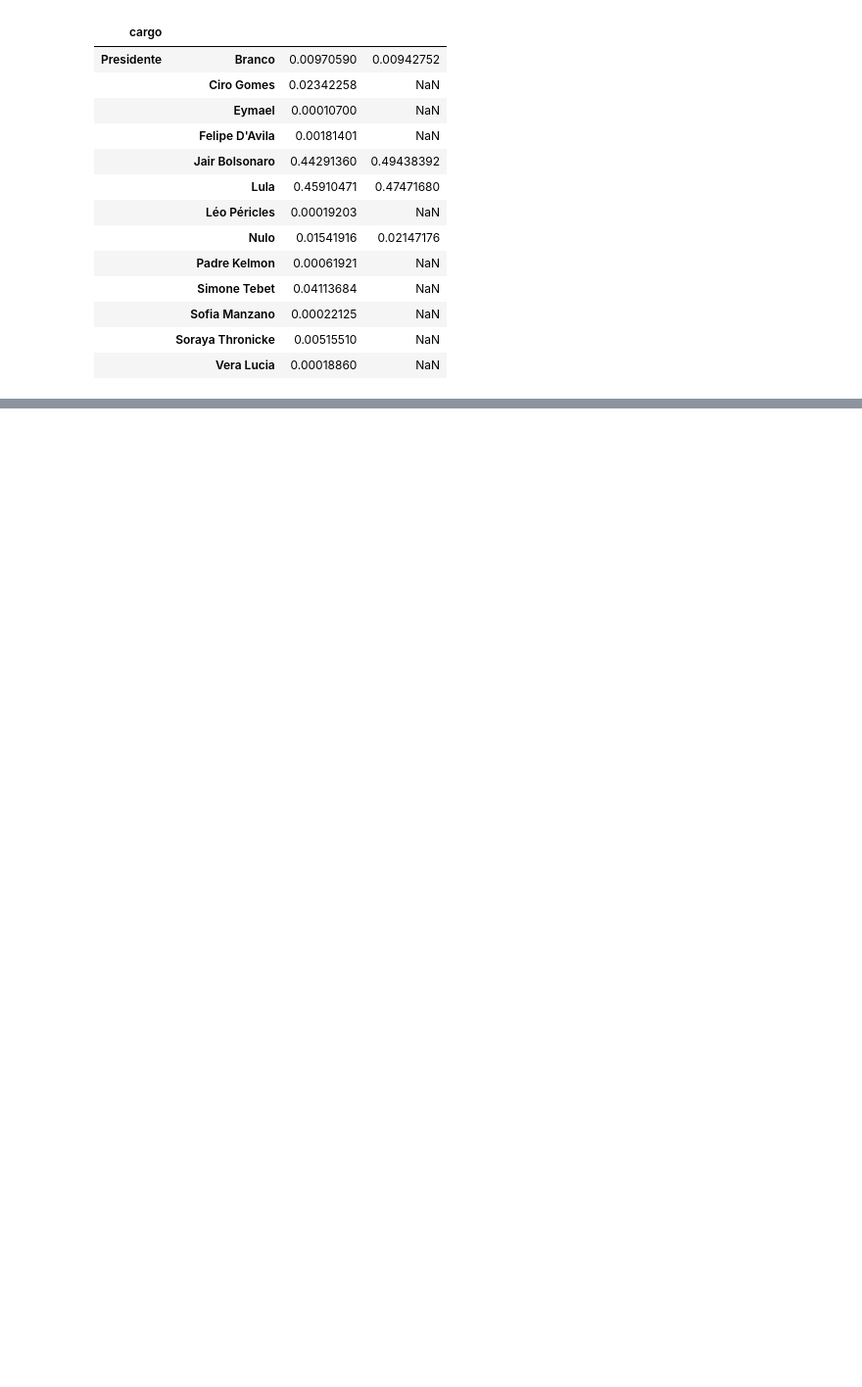
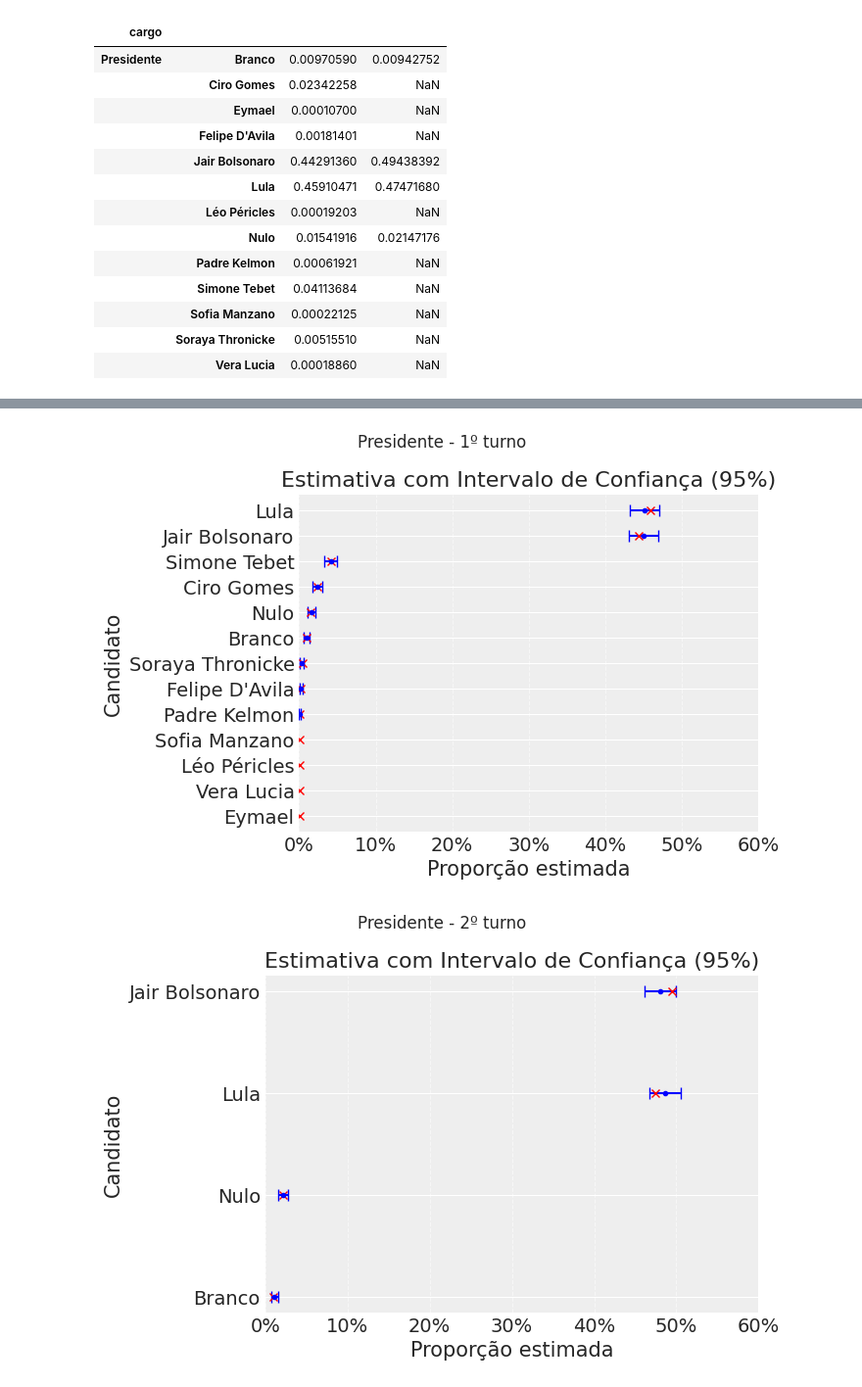
Before and after one commit to alinespereira/Pesquisa-Eleitoral---SME0807-2025S1-, a Jupyter notebook: proporcoes.ipynb, the cells around one changed output, grey strips where cells are left out. Shown: that part at 98% size. Drawn from its saved outputs; the diff is of its cells as text; code cells hidden in the pictures; blank space fills up the shorter version.

```diff
--- a/proporcoes.ipynb
+++ b/proporcoes.ipynb
@@ -243,7 +249,7 @@ peso_estrato = (
     .droplevel(0)
 )
 # %%
-(
+aas_regiao = (
     proporcao_estrato
     .join(peso_estrato)
     .assign(
@@ -265,6 +271,7 @@ peso_estrato = (
         upr_ci=lambda df_: df_["p"] + z * df_["ep_p"],
     )
 )
+aas_regiao
 # %% [output]
 |  |  | var_p | p | ep_p | low_ci | upr_ci |
 | nome | turno |  |  |  |  |  |
@@ -315,5 +321,5 @@ peso_estrato = (
 # %%
-(
+pop_regiao = (
     populacao
     .query("cargo == 'Presidente'")
     .groupby(["cargo", "turno"])
@@ -322,6 +328,7 @@ peso_estrato = (
     .to_frame("P")
     .unstack("turno")
 )
+pop_regiao
 # %% [output]
 |  |  | P |  |
 |  | turno | 1 | 2 |
@@ -341,0 +400,52 @@ peso_estrato = (
+# %%
+for turno in aas_regiao.index.get_level_values(-1).unique():
+    cargo = "Presidente"
+    fig, ax = plt.subplots()
+
+    df_plot_amostra = aas_regiao.reset_index().loc[lambda df: df["turno"] == turno, :]
+    df_plot_pop = (
+        pop_regiao
+        .stack("turno")
+        .reset_index()
+        .loc[lambda df: df["turno"] == turno, :]
+        .sort_values("P")
+    )
+
+    df_plot_amostra["erro_inf"] = df_plot_amostra["p"] - df_plot_amostra["low_ci"]
+    df_plot_amostra["erro_sup"] = df_plot_amostra["upr_ci"] - df_plot_amostra["p"]
+
+    # Ordenar por proporção (opcional)
+    ax.errorbar(
+        x=df_plot_pop["P"],
+        y=df_plot_pop["level_1"],
+        color="red",
+        fmt="x",
+        markersize=6,
+    )
+
+    ax.errorbar(
+        x=df_plot_amostra["p"],
+        y=df_plot_amostra["nome"],  # eixo y = nomes
+        xerr=[df_plot_amostra["erro_inf"], df_plot_amostra["erro_sup"]],
+        fmt='o',
+        color='blue',
+        ecolor='blue',
+        capsize=4,
+        markersize=3,
+        linestyle='none'
+    )
+
+    fig.suptitle(f"{cargo} - {turno}º turno")
+    ax.set_xlabel("Proporção estimada")
+    ax.set_ylabel("Candidato")
+    ax.set_title("Estimativa com Intervalo de Confiança (95%)")
+
+    ax.set_xlim(0, .6)
+    ax.grid(axis='x', linestyle='--', alpha=0.5)
+    ax.xaxis.set_major_formatter(ticker.PercentFormatter(xmax=1, decimals=0))
+
+    fig.tight_layout()
+    fig.savefig(IMG / f"{cargo}_{turno}.png")
+# %% [output]
+[figure, added]
+[figure, added]
```
Also changed, not shown: parts of 6 cells of this notebook, 9 other files.
